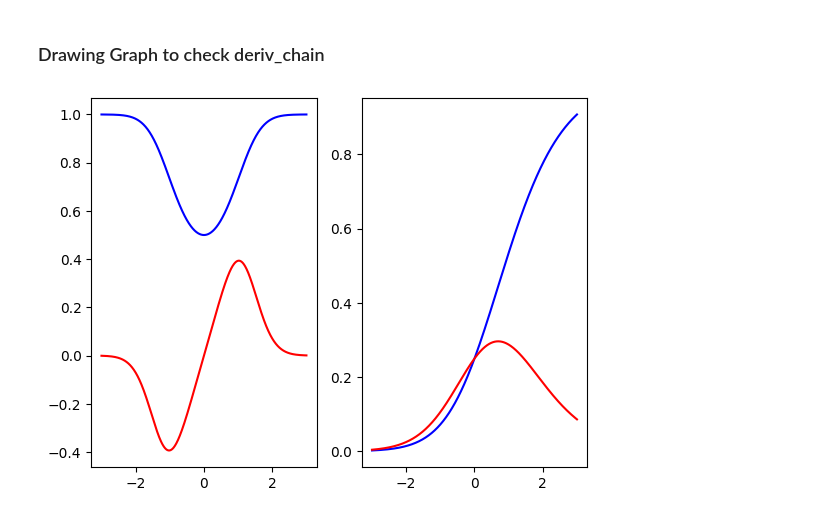
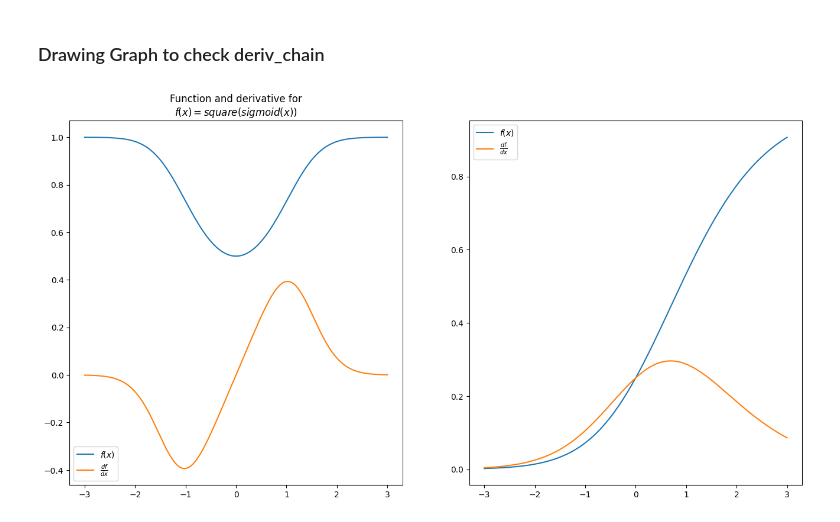
Before and after one commit to tvhong/deeplearningfromscratch, a Jupyter notebook: chapter1/chapter1.ipynb, the cells around one changed output. Cells and saved outputs as stored; diff of their text form; code cells hidden in the pictures.

Commit message:
Make the derivative graph looks nicer

```diff
--- a/chapter1/chapter1.ipynb
+++ b/chapter1/chapter1.ipynb
@@ -82,28 +82,26 @@ deriv_chain = [5.43656456e+00 2.18392637e+02 4.86185117e+04]
 # %%
 def sigmoid(x: ndarray) -> ndarray:
     return 1 / (1 + np.exp(-x))
 
 def square(x : ndarray) -> ndarray:
     return np.power(x, 2)
 
 chain3: Chain = [square, sigmoid]
 chain4: Chain = [sigmoid, square]
 
-xs = np.linspace(-3, 3, 1000)
+X = np.linspace(-3, 3, 1000)
 
-y3s = np.array([apply(chain3, x) for x in xs])
-dy3s = np.array([deriv_chain(chain3, x) for x in xs])
+_, axs = plt.subplots(1, 2, figsize=(16, 8))
+axs[0].plot(X, apply(chain3, X))
+axs[0].plot(X, deriv_chain(chain3, X))
+axs[0].legend(["$f(x)$", r"$\frac{df}{dx}$"])
+axs[0].set_title("Function and derivative for\n$f(x) = sigmoid(square(x))$")
 
-y4s = np.array([apply(chain4, x) for x in xs])
-dy4s = np.array([deriv_chain(chain4, x) for x in xs])
-
-_, axs = plt.subplots(1, 2)
-axs[0].plot(xs, y3s, 'b-')
-axs[0].plot(xs, dy3s, 'r-')
-
-axs[1].plot(xs, y4s, 'b-')
-axs[1].plot(xs, dy4s, 'r-')
+axs[1].plot(X, apply(chain4, X))
+axs[1].plot(X, deriv_chain(chain4, X))
+axs[1].legend(["$f(x)$", r"$\frac{df}{dx}$"])
+axs[0].set_title("Function and derivative for\n$f(x) = square(sigmoid(x))$")
 
 plt.show()
 # %% [output]
-[figure, old version]
+[figure, new version]
```
